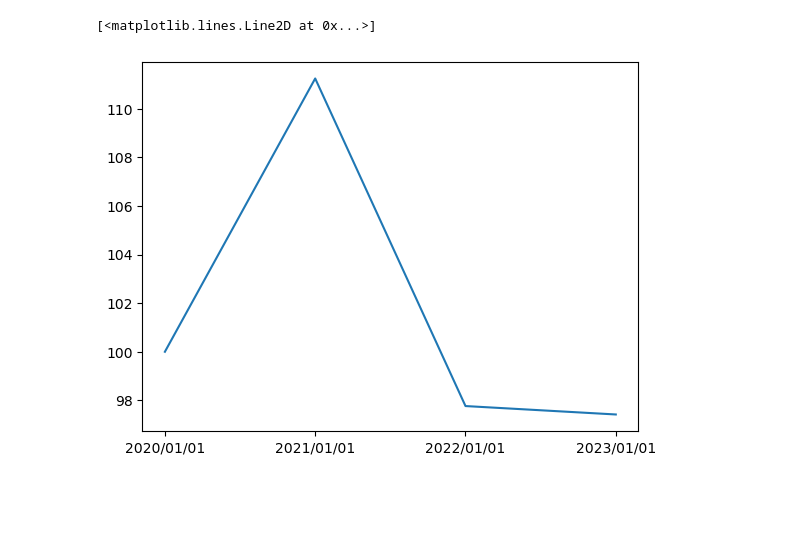
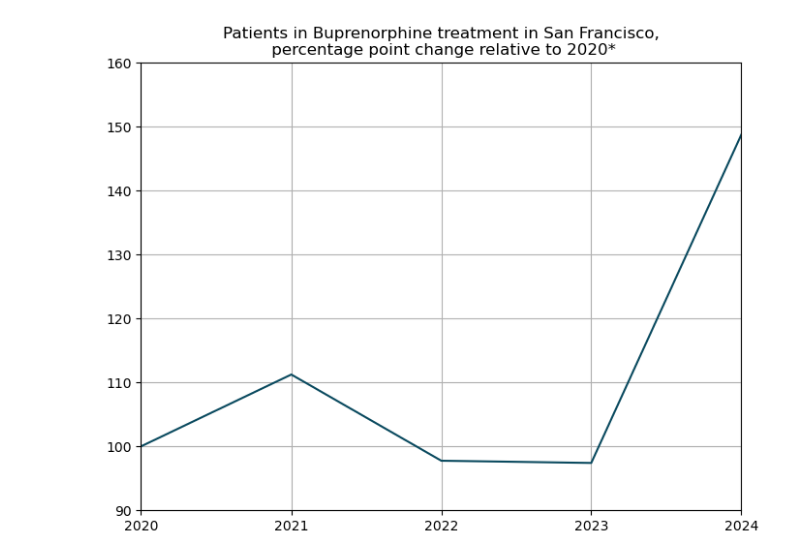
Before and after one commit to jokohn/sf_addiction_charts, a Jupyter notebook: Workspace.ipynb, the cells around one changed output. Saved outputs shown, nothing was run; the diff lists cells and outputs as text; code cells hidden in the pictures; blank space fills up the shorter version.

```diff
--- a/Workspace.ipynb
+++ b/Workspace.ipynb
@@ -67,17 +114,35 @@ pyplot.plot([i['start_date'] for i in methadone_change], [i['pct_change'] for i
 # %%
 b_baseline = buprenorphine[buprenorphine['reporting_period_start_date'] == '2020/01/01'].iloc[0]
 b_baseline_count = int(b_baseline['metric_value'])
-buprenorphine_change = [{'start_date': '2020/01/01', 'pct_change': 100}]
+buprenorphine_change = [{'start_date': datetime(2020,1,1), 'pct_change': 100}]
 for _, row in buprenorphine.iterrows():
-    if row['reporting_period_start_date'] != '2020/01/01' and row['reporting_period_type'] == 'Annual (Full)':
+    if row['reporting_period_start_date'] != '2020/01/01':
         b_treatment_counts = int(row['metric_value'])
-        b_pct_change = 100 * (1 + ((b_treatment_counts - b_baseline_count)/b_baseline_count))
-        buprenorphine_change.append({'start_date': row['reporting_period_start_date'], 'pct_change': b_pct_change})
+
+        # 2024 only goes up to September, so regularize it
+        b_pct_change =  100 * ((b_treatment_counts * (12/9 if row['reporting_period_type'] == 'Annual (Partial)' else 1))/ b_baseline_count)
+        b_date = datetime.strptime(row['reporting_period_start_date'], '%Y/%m/%d')
+        buprenorphine_change.append({'start_date': b_date, 'pct_change': b_pct_change})
+
+fig, ax = plt.subplots(figsize=(8, 6))
+
+locator = mdates.MonthLocator(interval=12)
+year_month_formatter = mdates.DateFormatter("%Y")
+
+ax.xaxis.set_major_locator(locator)
+ax.xaxis.set_major_formatter(year_month_formatter)
+
+ax.set_ylim(90, 160)
+ax.set_xlim(datetime(2020,1,1), datetime(2024,1,1))
+
+ax.grid()
+
+ax.set_title(f'Patients in Buprenorphine treatment in San Francisco,\n percentage point change relative to 2020*')
+
+ax.plot([i['start_date'] for i in buprenorphine_change], [i['pct_change'] for i in buprenorphine_change], color='#0A4A5F')
+plt.savefig('burpenorphine.png')
+# %% [output]
+[figure, added]
-# %%
-pyplot.plot([i['start_date'] for i in buprenorphine_change], [i['pct_change'] for i in buprenorphine_change])
-# %% [output]
-[<matplotlib.lines.Line2D at 0x...>]
-[figure, removed]
 # %%
 n_baseline = naloxone[naloxone['reporting_period_start_date'] == '2021/01/01'].iloc[0]
 n_baseline_count = int(n_baseline['metric_value'])
```
Also changed, not shown: parts of 15 cells of this notebook, 6 other files.
